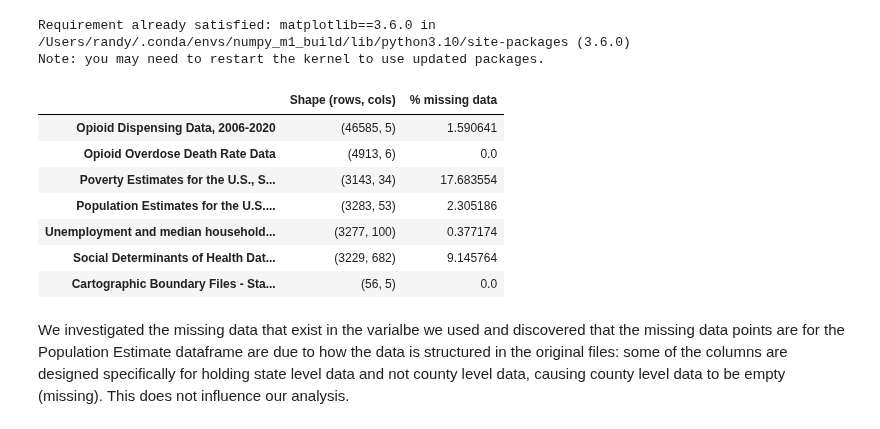
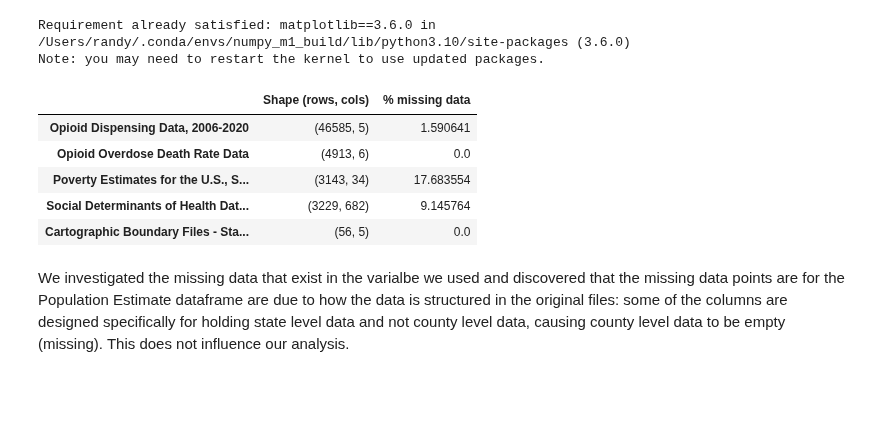
Before and after one commit to Ludougan123234/624-project, a Jupyter notebook: final.ipynb, the cells around one changed output. Cells and saved outputs as stored; diff of their text form; code cells hidden in the pictures; blank space fills up the shorter version.

```diff
--- a/final.ipynb
+++ b/final.ipynb
@@ -296,39 +398,37 @@ pd.DataFrame(
             pov_no_state.shape,
             (
                 pov_df[np.where(pov_df["FIPS_Code"] % 1000 == 0, False, True)]
                 .isna()
                 .sum()
                 .sum()
                 / (pov_no_state.shape[0] * pov_no_state.shape[1])
             )
             * 100,
         ],
-        "Population Estimates for the U.S. States, and Counties, 2021": [
-            pop_df.shape,
-            (pop_df.isna().sum().sum() / (pop_df.shape[0] * pop_df.shape[1])) * 100,
-        ],
+        # "Population Estimates for the U.S. States, and Counties, 2021": [
+        #     pop_df.shape,
+        #     (pop_df.isna().sum().sum() / (pop_df.shape[0] * pop_df.shape[1])) * 100,
+        # ],
         # "Unemployment and median household income for the U.S. 2000-2022": [
         #     unemp_df.shape,
         #     (unemp_df.isna().sum().sum() / (unemp_df.shape[0] * unemp_df.shape[1]))
         #     * 100,
         # ],
         "Social Determinants of Health Database, 2020": [
             sdoh_df.shape,
             (sdoh_df.isna().sum().sum() / (sdoh_df.shape[0] * sdoh_df.shape[1])) * 100,
         ],
         "Cartographic Boundary Files - State Level": [
             sgdf.shape,
             (sgdf.isna().sum().sum() / (sgdf.shape[0] * sgdf.shape[1])) * 100,
         ],
     }
 ).T.rename(columns={0: "Shape (rows, cols)", 1: "% missing data"})
 # %% [output]
 |  | Shape (rows, cols) | % missing data |
 | Opioid Dispensing Data, 2006-2020 | (46585, 5) | 1.590641 |
 | Opioid Overdose Death Rate Data | (4913, 6) | 0.0 |
 | Poverty Estimates for the U.S., S... | (3143, 34) | 17.683554 |
-| Population Estimates for the U.S.... | (3283, 53) | 2.305186 |
-| Unemployment and median household... | (3277, 100) | 0.377174 |
 | Social Determinants of Health Dat... | (3229, 682) | 9.145764 |
 | Cartographic Boundary Files - Sta... | (56, 5) | 0.0 |
 # %% [markdown]
```
Also changed, not shown: parts of 21 cells of this notebook.
